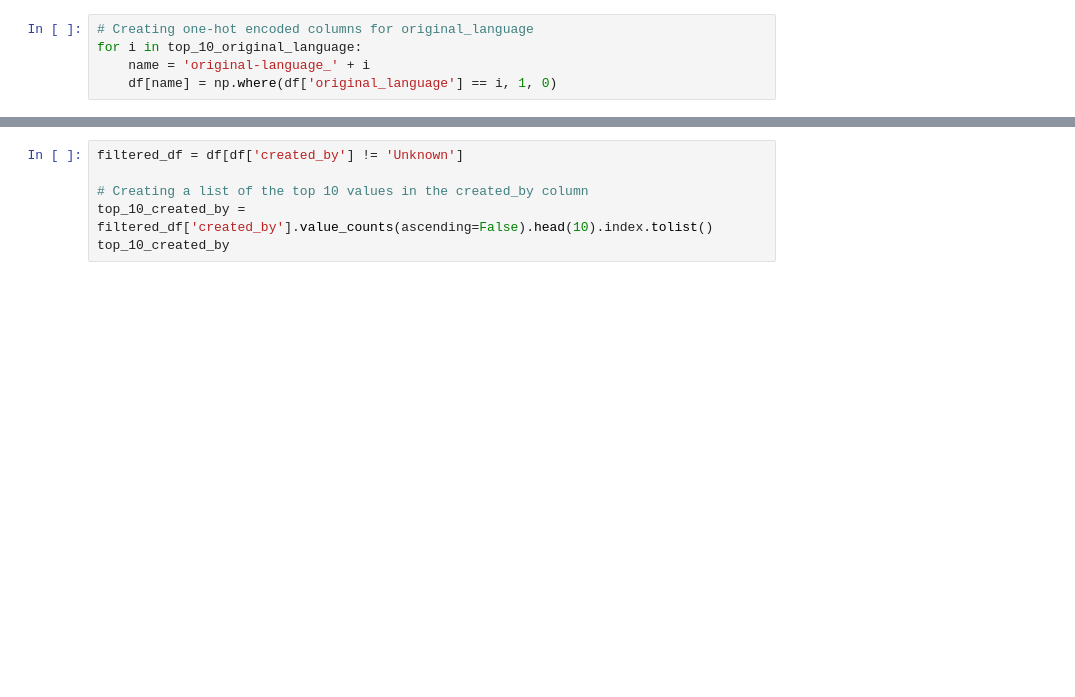
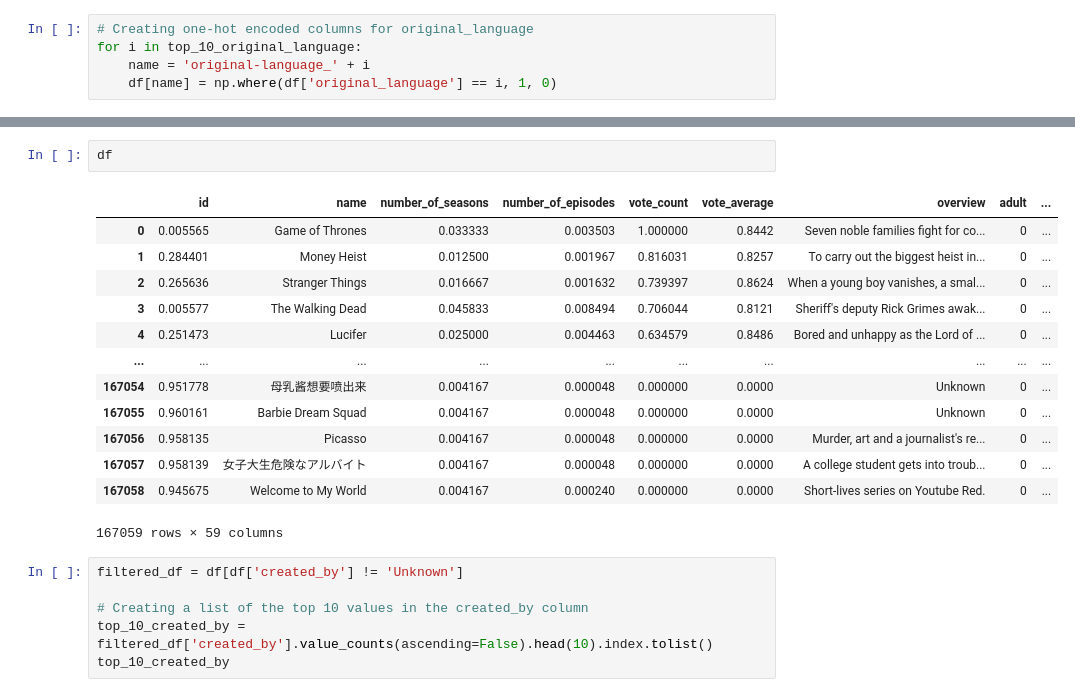
Before and after one commit to DirecTV-Team1A-NextGen-Rec/directv_tvrec, a Jupyter notebook: 5.) Data_Preprocessing.ipynb, the cells around one changed output, grey strips where cells are left out. Drawn from its saved outputs; the diff is of its cells as text; blank space fills up the shorter version.

```diff
--- a/5.) Data_Preprocessing.ipynb
+++ b/5.) Data_Preprocessing.ipynb
@@ -238,4 +219,20 @@ Index(['id', 'name', 'number_of_seasons', 'number_of_episodes', 'vote_count',
       dtype='object')
+# %%
+df
+# %% [output]
+|  | id | name | number_of_seasons | number_of_episodes | vote_count | vote_average | overview | adult | ... |
+| 0 | 0.005565 | Game of Thrones | 0.033333 | 0.003503 | 1.000000 | 0.8442 | Seven noble families fight for co... | 0 | ... |
+| 1 | 0.284401 | Money Heist | 0.012500 | 0.001967 | 0.816031 | 0.8257 | To carry out the biggest heist in... | 0 | ... |
+| 2 | 0.265636 | Stranger Things | 0.016667 | 0.001632 | 0.739397 | 0.8624 | When a young boy vanishes, a smal... | 0 | ... |
+| 3 | 0.005577 | The Walking Dead | 0.045833 | 0.008494 | 0.706044 | 0.8121 | Sheriff's deputy Rick Grimes awak... | 0 | ... |
+| 4 | 0.251473 | Lucifer | 0.025000 | 0.004463 | 0.634579 | 0.8486 | Bored and unhappy as the Lord of ... | 0 | ... |
+| ... | ... | ... | ... | ... | ... | ... | ... | ... | ... |
+| 167054 | 0.951778 | 母乳酱想要喷出来 | 0.004167 | 0.000048 | 0.000000 | 0.0000 | Unknown | 0 | ... |
+| 167055 | 0.960161 | Barbie Dream Squad | 0.004167 | 0.000048 | 0.000000 | 0.0000 | Unknown | 0 | ... |
+| 167056 | 0.958135 | Picasso | 0.004167 | 0.000048 | 0.000000 | 0.0000 | Murder, art and a journalist's re... | 0 | ... |
+| 167057 | 0.958139 | 女子大生危険なアルバイト | 0.004167 | 0.000048 | 0.000000 | 0.0000 | A college student gets into troub... | 0 | ... |
+| 167058 | 0.945675 | Welcome to My World | 0.004167 | 0.000240 | 0.000000 | 0.0000 | Short-lives series on Youtube Red. | 0 | ... |
+167059 rows × 59 columns
 # %%
 filtered_df = df[df['created_by'] != 'Unknown']
 
```
Also changed, not shown: parts of 32 cells of this notebook.
